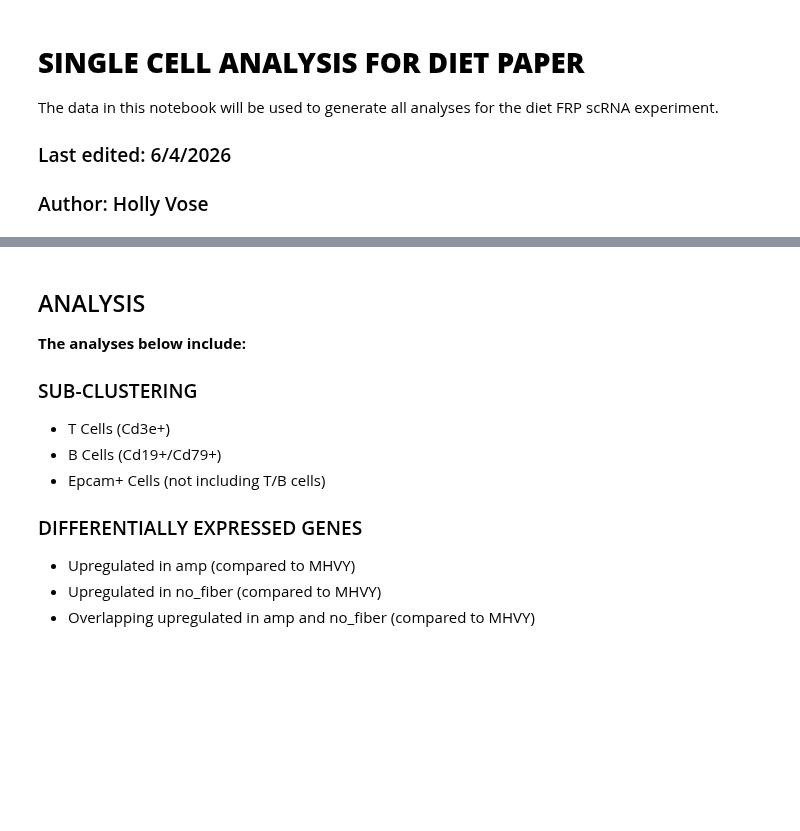
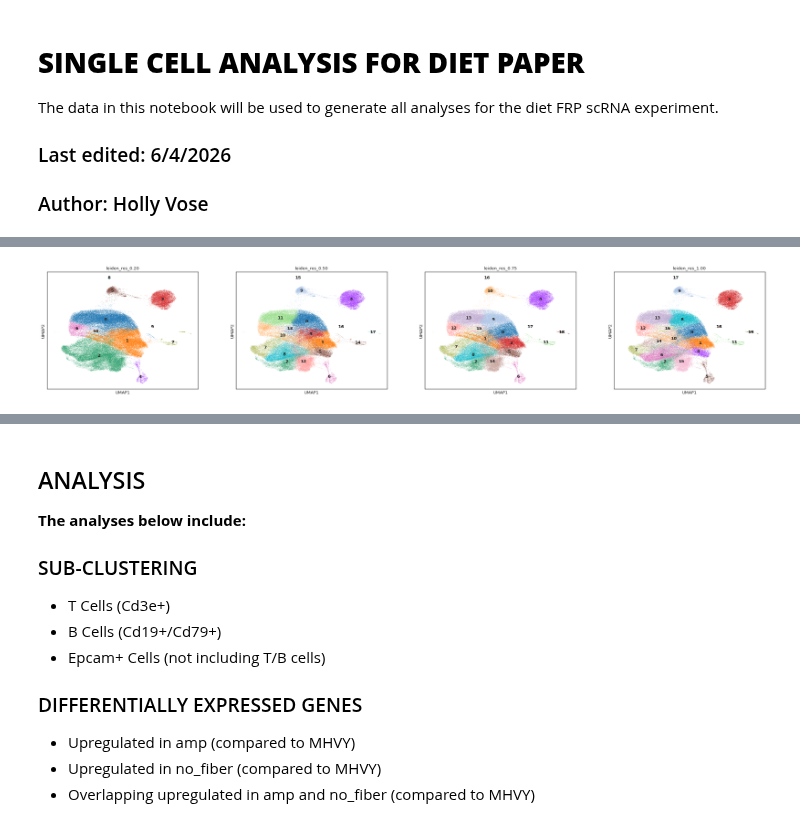
Before and after one commit to hvose-anschutz/viralogue-pipelines, a Jupyter notebook: scRNA-seq-pipeline/scRNA_diet_workflow.ipynb, the cells around one changed output, grey strips where cells are left out. Cells and saved outputs as stored; diff of their text form; code cells hidden in the pictures; blank space fills up the shorter version.

```diff
--- a/scRNA-seq-pipeline/scRNA_diet_workflow.ipynb
+++ b/scRNA-seq-pipeline/scRNA_diet_workflow.ipynb
@@ -37,7 +37,7 @@ pcs = adata_filtered.obsm['X_pca']
 print(pcs.shape)  # (n_cells, n_pcs)
 
 # Run Harmony on the PCA embedding
-harmony_out = hm.run_harmony(pcs, adata_filtered.obs, "condition")
+harmony_out = hm.run_harmony(pcs, adata_filtered.obs, "sample")
 
 print("finished harmony")
 
@@ -50,14 +77,16 @@ sc.tl.umap(adata_filtered)
 # %%
 # STEP 5: Generate different resolutions of our clustering to determine proper scale
 
 for res in [0.2, 0.5, 0.75, 1]:
     sc.tl.leiden(adata_filtered, key_added=f"leiden_res_{res:4.2f}", resolution=res, flavor="igraph")
 
 sc.pl.umap(
-    adata_diet_filtered,
+    adata_filtered,
     color=["leiden_res_0.20", "leiden_res_0.50", "leiden_res_0.75","leiden_res_1.00"],
     legend_loc="on data",
 )
+# %% [output]
+[figure, added]
 # %%
 #STEP 6: LOAD COLOR PALETTES
 infected_colors = {
```
Also changed, not shown: parts of 2 cells of this notebook, 2 other files.
